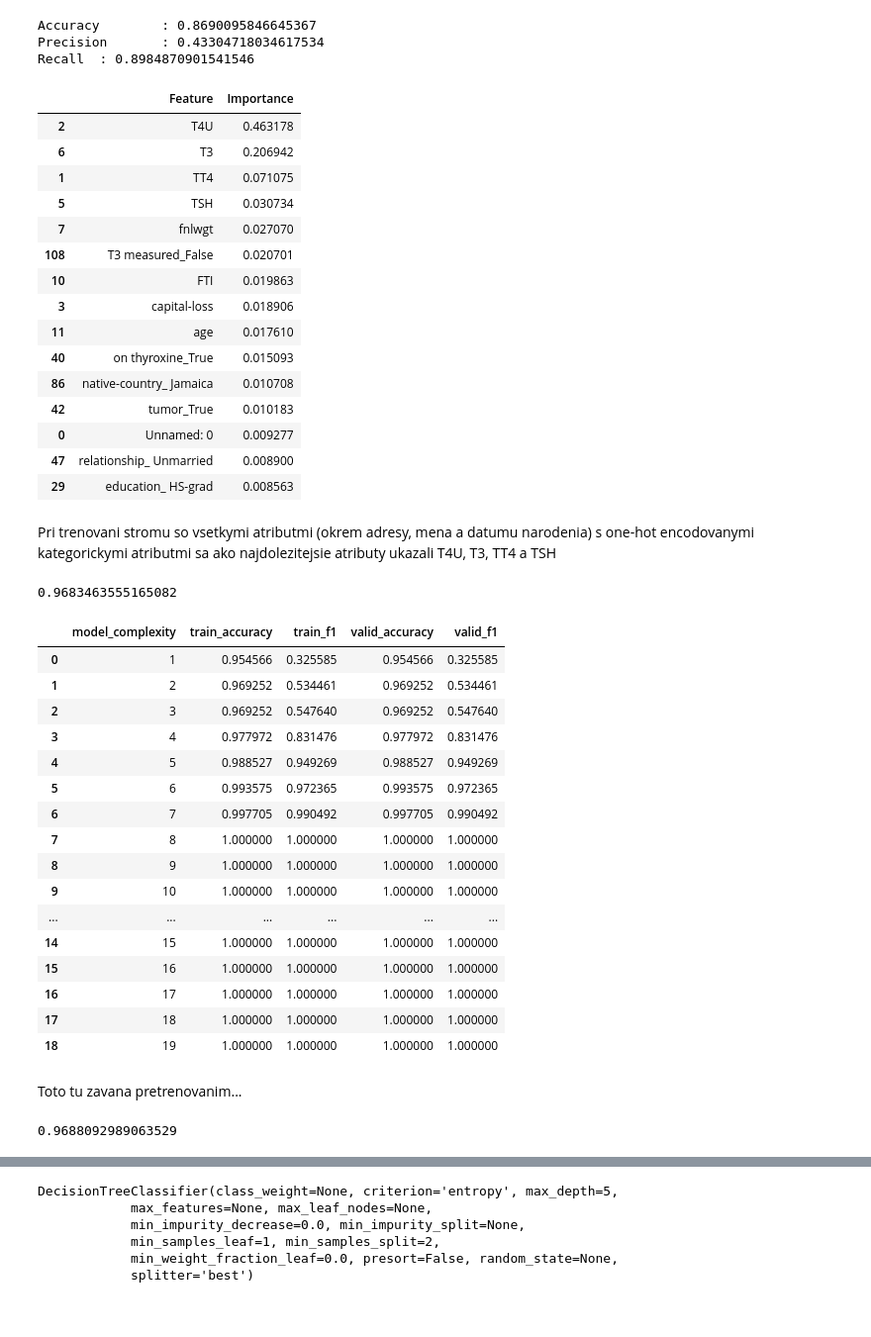
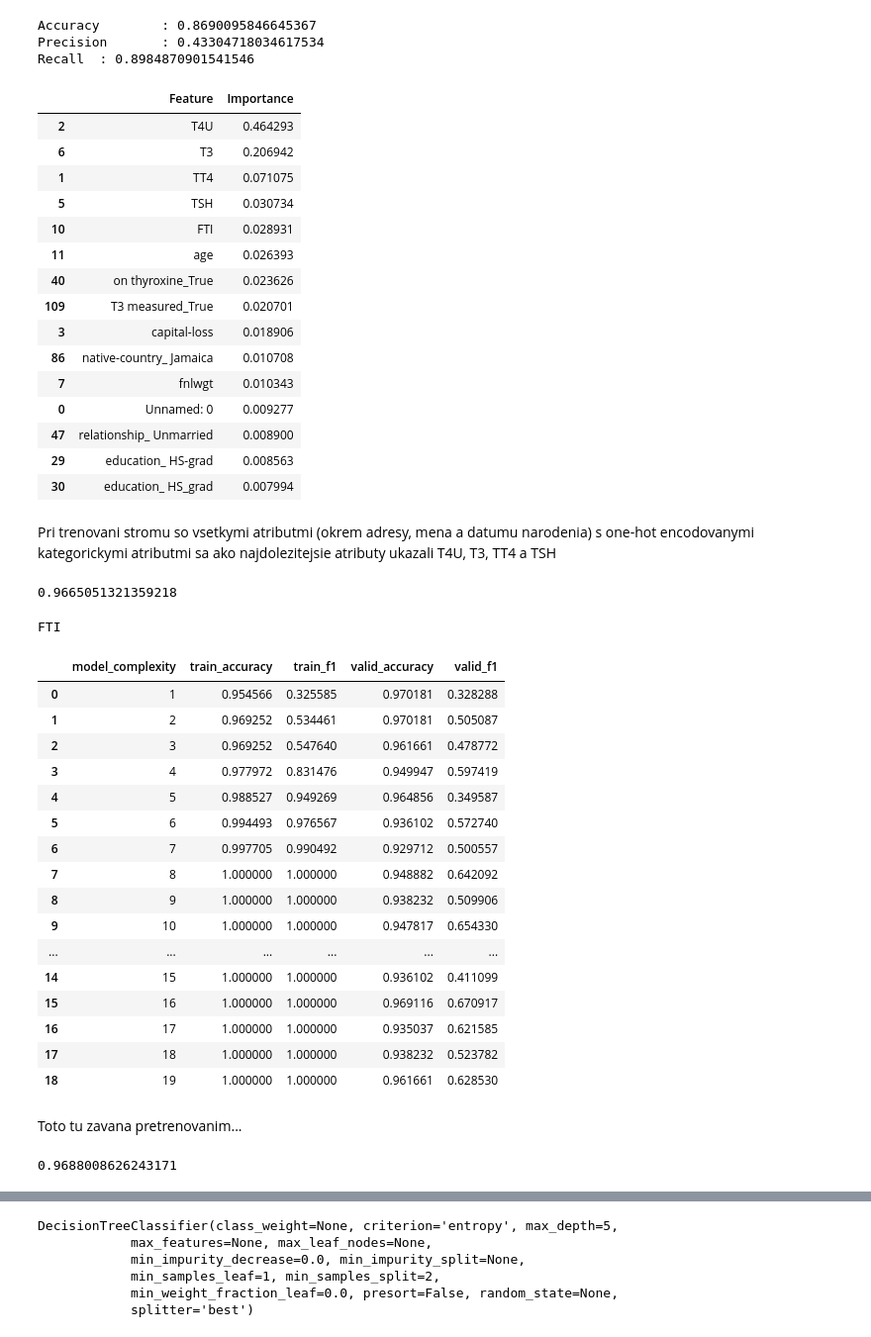
Before and after one commit to MatusPilnan/nadejny-informatik, a Jupyter notebook: utrzok-z-krabicky-od-elemiek.ipynb, the cells around one changed output, grey strips where cells are left out. Shown: that part at 99% size. Drawn from its saved outputs; the diff is of its cells as text; code cells hidden in the pictures.

```diff
--- a/utrzok-z-krabicky-od-elemiek.ipynb
+++ b/utrzok-z-krabicky-od-elemiek.ipynb
@@ -105,7 +105,7 @@ def zakoduj(data):
                              'TT4 measured', 'on antithyroid medication', 'sick', 'T4U measured', 'psych',
                              'query hypothyroid', 'sex']
 
-    return pd.get_dummies(trenovacie, columns=stlpce_na_zakodovanie)  # ONE HOT ENCODING
+    return pd.get_dummies(data, columns=stlpce_na_zakodovanie)  # ONE HOT ENCODING
 
 
 zakodovane_trenovacie = zakoduj(trenovacie)
@@ -118,32 +118,32 @@ def natrenuj(klasifikator, data, podla_stlpcov=[]):
 
 
 klasifikator_vsetkeho = DecisionTreeClassifier(criterion='entropy')
-natrenuj(klasifikator_vsetkeho, zakododvane_trenovacie)
-dolezitost = pd.DataFrame({'Feature': zakododvane_trenovacie.select_dtypes(numpy.number).columns, 'Importance': klasifikator_vsetkeho.feature_importances_})
+natrenuj(klasifikator_vsetkeho, zakodovane_trenovacie)
+dolezitost = pd.DataFrame({'Feature': zakodovane_trenovacie.select_dtypes(numpy.number).columns, 'Importance': klasifikator_vsetkeho.feature_importances_})
 dolezitost.sort_values(by='Importance', ascending=False).head(15)
 # %% [output]
 |  | Feature | Importance |
-| 2 | T4U | 0.463178 |
+| 2 | T4U | 0.464293 |
 | 6 | T3 | 0.206942 |
 | 1 | TT4 | 0.071075 |
 | 5 | TSH | 0.030734 |
-| 7 | fnlwgt | 0.027070 |
-| 108 | T3 measured_False | 0.020701 |
-| 10 | FTI | 0.019863 |
+| 10 | FTI | 0.028931 |
+| 11 | age | 0.026393 |
+| 40 | on thyroxine_True | 0.023626 |
+| 109 | T3 measured_True | 0.020701 |
 | 3 | capital-loss | 0.018906 |
-| 11 | age | 0.017610 |
-| 40 | on thyroxine_True | 0.015093 |
 | 86 | native-country_ Jamaica | 0.010708 |
-| 42 | tumor_True | 0.010183 |
+| 7 | fnlwgt | 0.010343 |
 | 0 | Unnamed: 0 | 0.009277 |
 | 47 | relationship_ Unmarried | 0.008900 |
 | 29 | education_ HS-grad | 0.008563 |
+| 30 | education_ HS_grad | 0.007994 |
 # %% [markdown]
 Pri trenovani stromu so vsetkymi atributmi (okrem adresy, mena a datumu narodenia) s one-hot encodovanymi kategorickymi atributmi sa ako najdolezitejsie atributy ukazali T4U, T3, TT4 a TSH
 # %%
 pd.Series(cross_val_score(klasifikator_vsetkeho, zakodovane_trenovacie.select_dtypes(numpy.number), zakodovane_trenovacie['class'], cv=10)).mean()
 # %% [output]
-0.9683463555165082
+0.9665051321359218
 # %%
 def testy_hlbok(trenovacie, overovacie, stlpce=[], klasifikator=DecisionTreeClassifier(criterion='entropy')):
     X_train = trenovacie[stlpce] if stlpce else trenovacie.select_dtypes(numpy.number)
@@ -151,12 +151,17 @@ def testy_hlbok(trenovacie, overovacie, stlpce=[], klasifikator=DecisionTreeClas
     results = []
     X_test = overovacie[stlpce] if stlpce else overovacie.select_dtypes(numpy.number)
     y_test = overovacie['class']
+    # print(len(X_train.columns))
+    # print(len(X_test.columns))
+    for i in X_train.columns:
+        if i not in X_test.columns:
+            print(i)
     estimators = []
     for i in range(1, 20):
         row = {'model_complexity': i}
 
         clf = klasifikator
-        clf.max_depth=i
+        clf.max_depth = i
 
         pred = clf.fit(X_train, y_train).predict(X_train)
         row['train_accuracy'] = accuracy_score(y_train, pred)
@@ -169,28 +174,35 @@ def testy_hlbok(trenovacie, overovacie, stlpce=[], klasifikator=DecisionTreeClas
         estimators.append(clf)
 
     return results
+# %%
+def pridajnuly(z, do):
+    for stlpec in z.columns:
+        if stlpec not in do.columns:
+            do[stlpec] = 0
 # %%
 zakodovane_overovacie = zakoduj(overovacie)
-zlozitosti_na_vsetkom = pd.DataFrame(testy_hlbok(zakododvane_trenovacie, zakodovane_overovacie, klasifikator=klasifikator_vsetkeho))
+pridajnuly(zakodovane_trenovacie, zakodovane_overovacie)
+zlozitosti_na_vsetkom = pd.DataFrame(testy_hlbok(zakodovane_trenovacie, zakodovane_overovacie, klasifikator=klasifikator_vsetkeho))
 zlozitosti_na_vsetkom
 # %% [output]
+FTI
 |  | model_complexity | train_accuracy | train_f1 | valid_accuracy | valid_f1 |
-| 0 | 1 | 0.954566 | 0.325585 | 0.954566 | 0.325585 |
-| 1 | 2 | 0.969252 | 0.534461 | 0.969252 | 0.534461 |
-| 2 | 3 | 0.969252 | 0.547640 | 0.969252 | 0.547640 |
-| 3 | 4 | 0.977972 | 0.831476 | 0.977972 | 0.831476 |
-| 4 | 5 | 0.988527 | 0.949269 | 0.988527 | 0.949269 |
-| 5 | 6 | 0.993575 | 0.972365 | 0.993575 | 0.972365 |
-| 6 | 7 | 0.997705 | 0.990492 | 0.997705 | 0.990492 |
-| 7 | 8 | 1.000000 | 1.000000 | 1.000000 | 1.000000 |
-| 8 | 9 | 1.000000 | 1.000000 | 1.000000 | 1.000000 |
-| 9 | 10 | 1.000000 | 1.000000 | 1.000000 | 1.000000 |
+| 0 | 1 | 0.954566 | 0.325585 | 0.970181 | 0.328288 |
+| 1 | 2 | 0.969252 | 0.534461 | 0.970181 | 0.505087 |
+| 2 | 3 | 0.969252 | 0.547640 | 0.961661 | 0.478772 |
+| 3 | 4 | 0.977972 | 0.831476 | 0.949947 | 0.597419 |
+| 4 | 5 | 0.988527 | 0.949269 | 0.964856 | 0.349587 |
+| 5 | 6 | 0.994493 | 0.976567 | 0.936102 | 0.572740 |
+| 6 | 7 | 0.997705 | 0.990492 | 0.929712 | 0.500557 |
+| 7 | 8 | 1.000000 | 1.000000 | 0.948882 | 0.642092 |
+| 8 | 9 | 1.000000 | 1.000000 | 0.938232 | 0.509906 |
+| 9 | 10 | 1.000000 | 1.000000 | 0.947817 | 0.654330 |
 | ... | ... | ... | ... | ... | ... |
-| 14 | 15 | 1.000000 | 1.000000 | 1.000000 | 1.000000 |
-| 15 | 16 | 1.000000 | 1.000000 | 1.000000 | 1.000000 |
-| 16 | 17 | 1.000000 | 1.000000 | 1.000000 | 1.000000 |
-| 17 | 18 | 1.000000 | 1.000000 | 1.000000 | 1.000000 |
-| 18 | 19 | 1.000000 | 1.000000 | 1.000000 | 1.000000 |
+| 14 | 15 | 1.000000 | 1.000000 | 0.936102 | 0.411099 |
+| 15 | 16 | 1.000000 | 1.000000 | 0.969116 | 0.670917 |
+| 16 | 17 | 1.000000 | 1.000000 | 0.935037 | 0.621585 |
+| 17 | 18 | 1.000000 | 1.000000 | 0.938232 | 0.523782 |
+| 18 | 19 | 1.000000 | 1.000000 | 0.961661 | 0.628530 |
 # %% [markdown]
 Toto tu zavana pretrenovanim...
 # %%
@@ -202,6 +214,6 @@ klasifikator_vahy = DecisionTreeClassifier(criterion='entropy', class_weight='ba
 natrenuj(klasifikator_vahy, zakodovane_trenovacie)
 pd.Series(cross_val_score(klasifikator_vahy, zakodovane_trenovacie.select_dtypes(numpy.number), zakodovane_trenovacie['class'], cv=10)).mean()
 # %% [output]
-0.9688092989063529
+0.9688008626243171
 # %%
 
```
Also changed, not shown: parts of 6 cells of this notebook.
